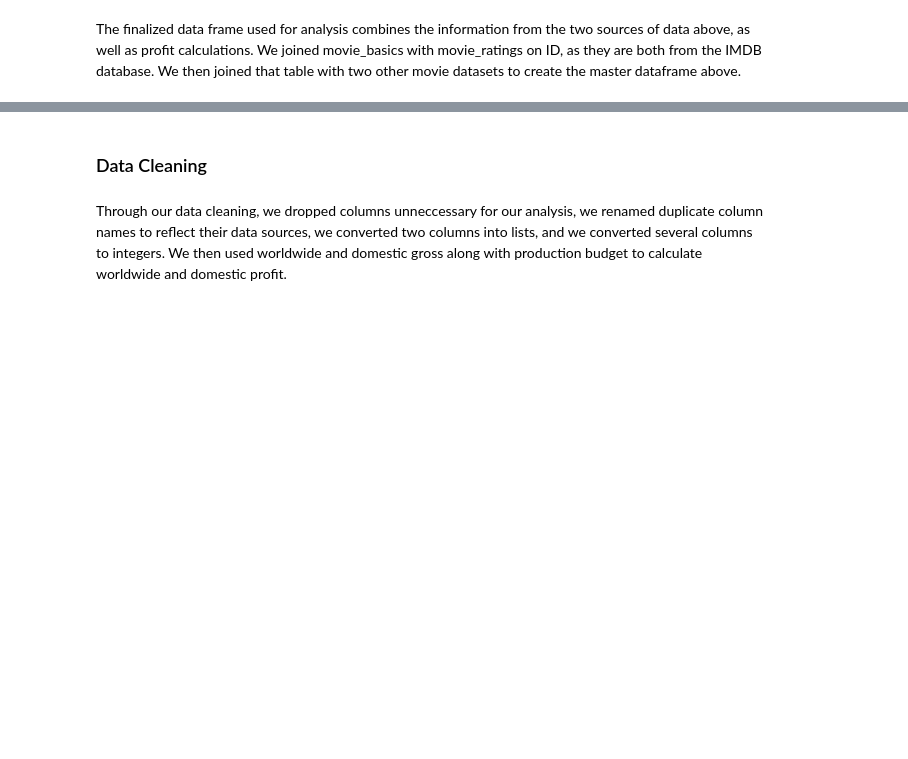
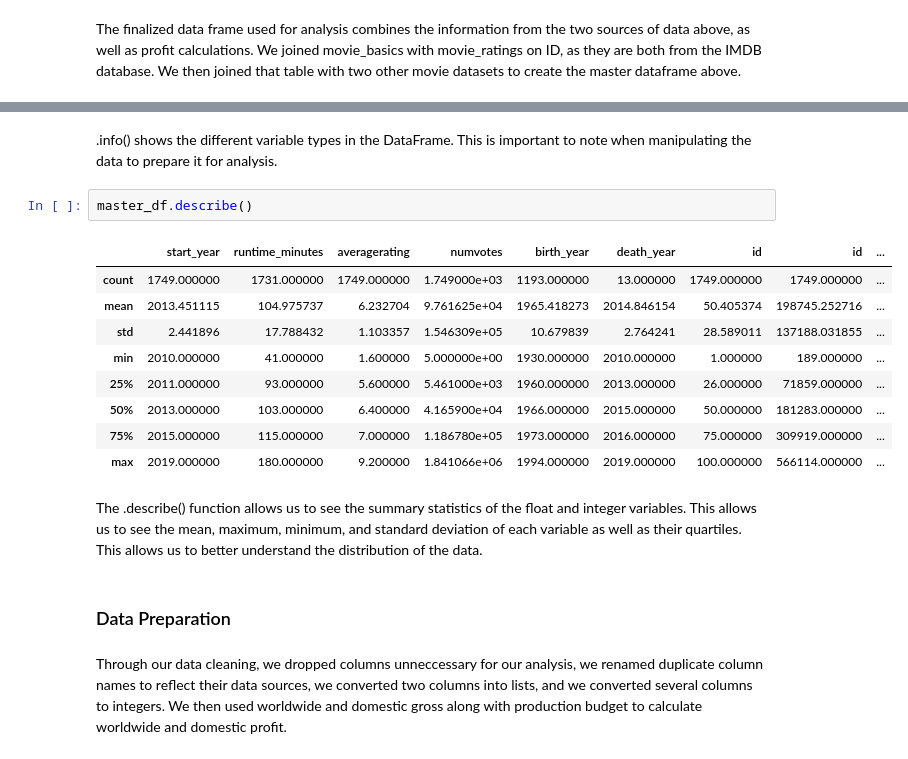
Before and after one commit to abwilliamss/AIAcademy-capstone, a Jupyter notebook: AI Academy Capstone Project.ipynb, the cells around one changed output, grey strips where cells are left out. Saved outputs shown, nothing was run; the diff lists cells and outputs as text; blank space fills up the shorter version.

Commit message:
update data understanding and prep

```diff
--- a/AI Academy Capstone Project.ipynb
+++ b/AI Academy Capstone Project.ipynb
@@ -64,5 +98,21 @@ The finalized data frame used for analysis combines the information from the two
+# %% [markdown]
+.info() shows the different variable types in the DataFrame. This is important to note when manipulating the data to prepare it for analysis.
+# %%
+master_df.describe()
+# %% [output]
+|  | start_year | runtime_minutes | averagerating | numvotes | birth_year | death_year | id | id | ... |
+| count | 1749.000000 | 1731.000000 | 1749.000000 | 1.749000e+03 | 1193.000000 | 13.000000 | 1749.000000 | 1749.000000 | ... |
+| mean | 2013.451115 | 104.975737 | 6.232704 | 9.761625e+04 | 1965.418273 | 2014.846154 | 50.405374 | 198745.252716 | ... |
+| std | 2.441896 | 17.788432 | 1.103357 | 1.546309e+05 | 10.679839 | 2.764241 | 28.589011 | 137188.031855 | ... |
+| min | 2010.000000 | 41.000000 | 1.600000 | 5.000000e+00 | 1930.000000 | 2010.000000 | 1.000000 | 189.000000 | ... |
+| 25% | 2011.000000 | 93.000000 | 5.600000 | 5.461000e+03 | 1960.000000 | 2013.000000 | 26.000000 | 71859.000000 | ... |
+| 50% | 2013.000000 | 103.000000 | 6.400000 | 4.165900e+04 | 1966.000000 | 2015.000000 | 50.000000 | 181283.000000 | ... |
+| 75% | 2015.000000 | 115.000000 | 7.000000 | 1.186780e+05 | 1973.000000 | 2016.000000 | 75.000000 | 309919.000000 | ... |
+| max | 2019.000000 | 180.000000 | 9.200000 | 1.841066e+06 | 1994.000000 | 2019.000000 | 100.000000 | 566114.000000 | ... |
+# %% [markdown]
+The .describe() function allows us to see the summary statistics of the float and integer variables. This allows us to see the mean, maximum, minimum, and standard deviation of each variable as well as their quartiles. This allows us to better understand the distribution of the data.
 # %% [markdown]
-### Data Cleaning
+### Data Preparation
 # %% [markdown]
 Through our data cleaning, we dropped columns unneccessary for our analysis, we renamed duplicate column names to reflect their data sources, we converted two columns into lists, and we converted several columns to integers. We then used worldwide and domestic gross along with production budget to calculate worldwide and domestic profit.
 # %%
```
Also changed, not shown: parts of 46 cells of this notebook.
